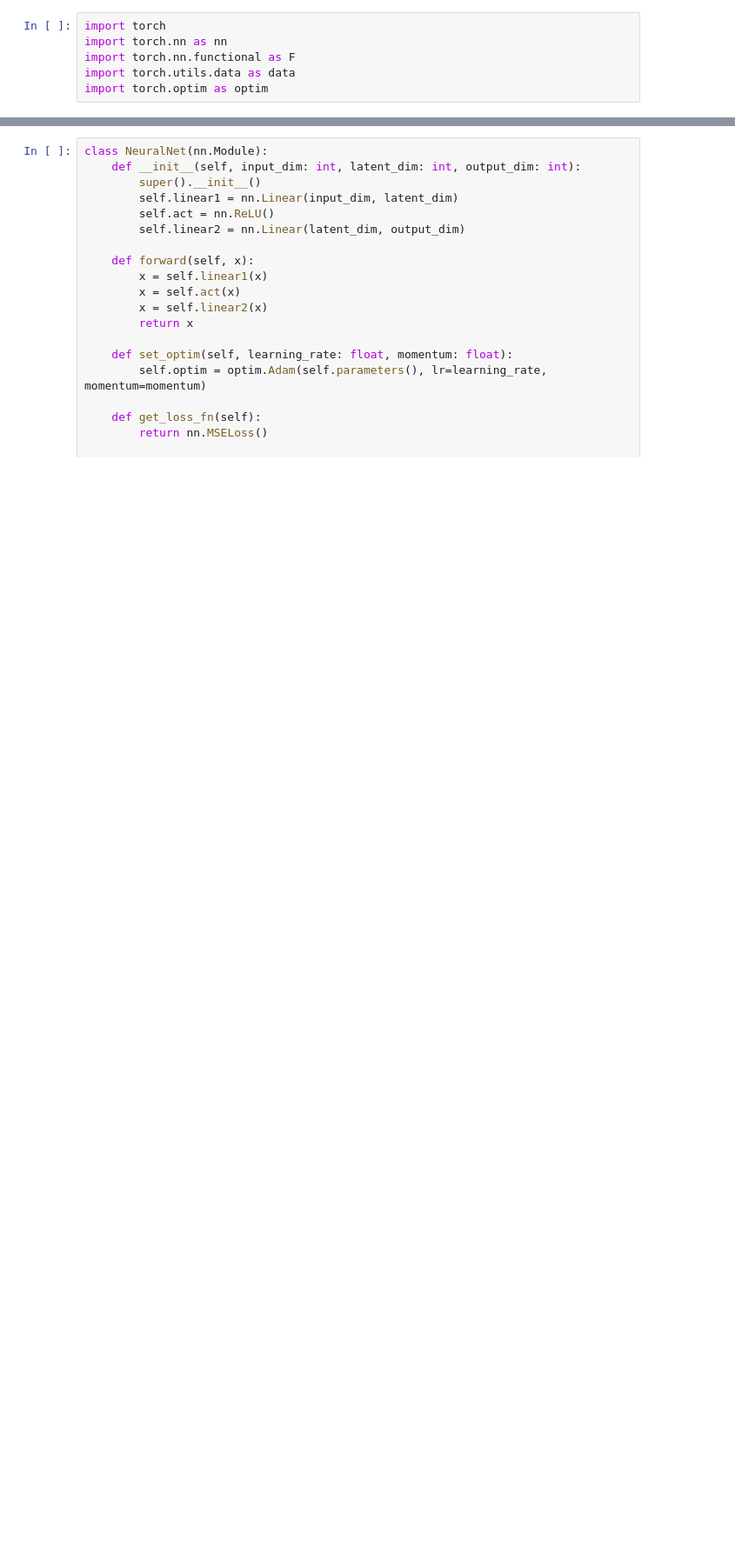
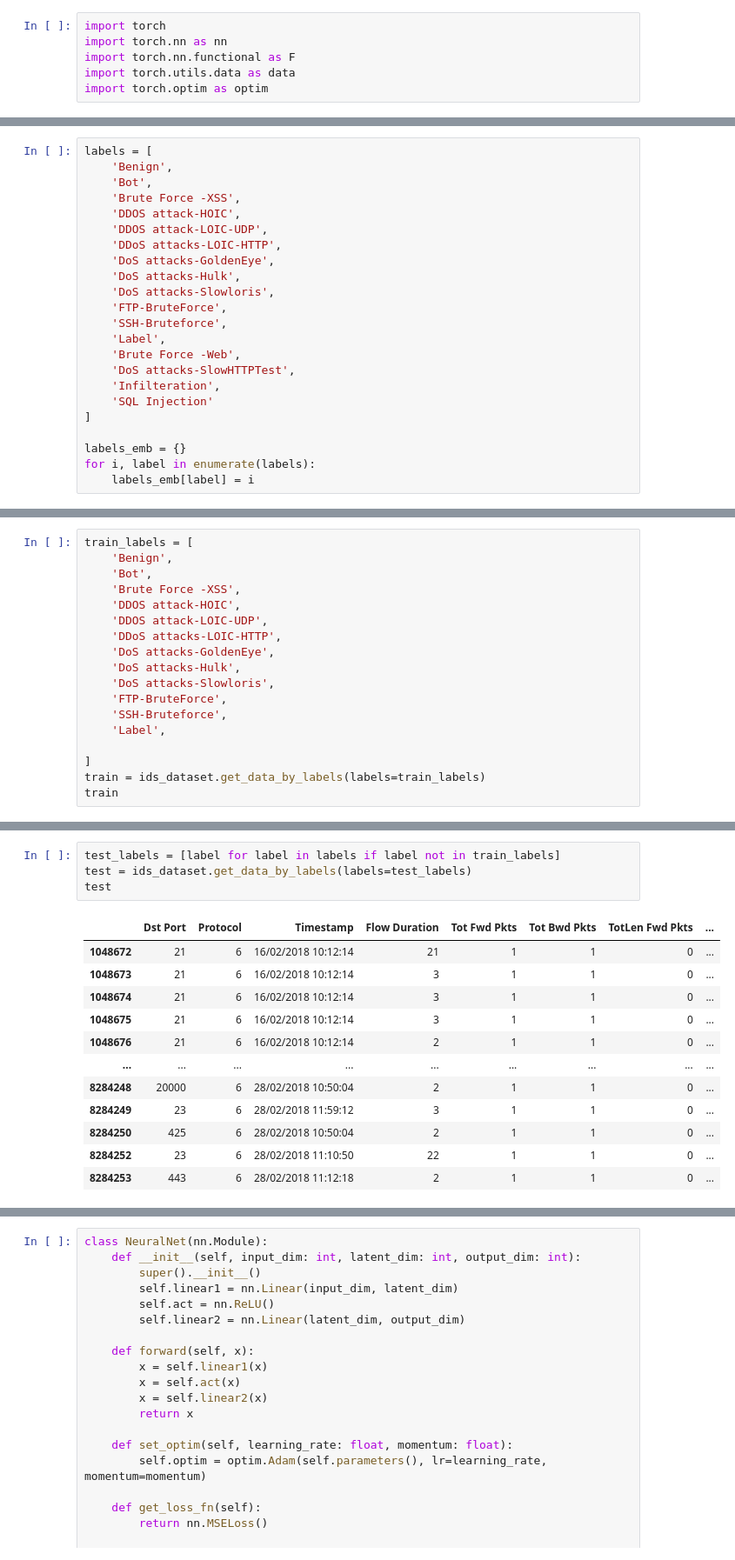
Before and after one commit to BSc-WUT/GZSL, a Jupyter notebook: src/main.ipynb, the cells around one changed output, grey strips where cells are left out. Shown at 87% size. Drawn from its saved outputs; the diff is of its cells as text; blank space fills up the shorter version.

Commit message:
first data parsing

```diff
--- a/src/main.ipynb
+++ b/src/main.ipynb
@@ -8,0 +19,23 @@ import torch.optim as optim
+# %%
+labels = [
+    'Benign',
+    'Bot',
+    'Brute Force -XSS',
+    'DDOS attack-HOIC',
+    'DDOS attack-LOIC-UDP',
+    'DDoS attacks-LOIC-HTTP',
+    'DoS attacks-GoldenEye',
+    'DoS attacks-Hulk',
+    'DoS attacks-Slowloris',
+    'FTP-BruteForce',
+    'SSH-Bruteforce',
+    'Label',
+    'Brute Force -Web',
+    'DoS attacks-SlowHTTPTest',
+    'Infilteration',
+    'SQL Injection'
+]
+
+labels_emb = {}
+for i, label in enumerate(labels):
+    labels_emb[label] = i
@@ -8,0 +56,18 @@ import torch.optim as optim
+# %%
+train_labels = [
+    'Benign',
+    'Bot',
+    'Brute Force -XSS',
+    'DDOS attack-HOIC',
+    'DDOS attack-LOIC-UDP',
+    'DDoS attacks-LOIC-HTTP',
+    'DoS attacks-GoldenEye',
+    'DoS attacks-Hulk',
+    'DoS attacks-Slowloris',
+    'FTP-BruteForce',
+    'SSH-Bruteforce',
+    'Label',
+
+]
+train = ids_dataset.get_data_by_labels(labels=train_labels)
+train
@@ -8,0 +115,17 @@ import torch.optim as optim
+# %%
+test_labels = [label for label in labels if label not in train_labels]
+test = ids_dataset.get_data_by_labels(labels=test_labels)
+test
+# %% [output]
+|  | Dst Port | Protocol | Timestamp | Flow Duration | Tot Fwd Pkts | Tot Bwd Pkts | TotLen Fwd Pkts | ... |
+| 1048672 | 21 | 6 | 16/02/2018 10:12:14 | 21 | 1 | 1 | 0 | ... |
+| 1048673 | 21 | 6 | 16/02/2018 10:12:14 | 3 | 1 | 1 | 0 | ... |
+| 1048674 | 21 | 6 | 16/02/2018 10:12:14 | 3 | 1 | 1 | 0 | ... |
+| 1048675 | 21 | 6 | 16/02/2018 10:12:14 | 3 | 1 | 1 | 0 | ... |
+| 1048676 | 21 | 6 | 16/02/2018 10:12:14 | 2 | 1 | 1 | 0 | ... |
+| ... | ... | ... | ... | ... | ... | ... | ... | ... |
+| 8284248 | 20000 | 6 | 28/02/2018 10:50:04 | 2 | 1 | 1 | 0 | ... |
+| 8284249 | 23 | 6 | 28/02/2018 11:59:12 | 3 | 1 | 1 | 0 | ... |
+| 8284250 | 425 | 6 | 28/02/2018 10:50:04 | 2 | 1 | 1 | 0 | ... |
+| 8284252 | 23 | 6 | 28/02/2018 11:10:50 | 22 | 1 | 1 | 0 | ... |
+| 8284253 | 443 | 6 | 28/02/2018 11:12:18 | 2 | 1 | 1 | 0 | ... |
```
Also changed, not shown: parts of 17 cells of this notebook, 3 other files.
